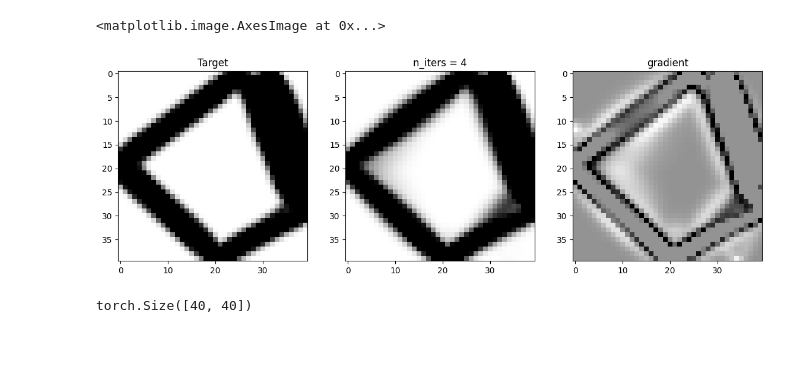
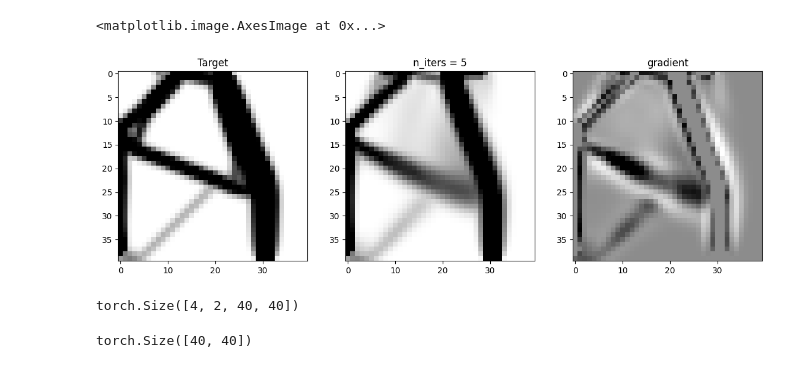
Before and after one commit to barracuda049/dl, a Jupyter notebook: model_fo_sw.ipynb, the cells around one changed output. Drawn from its saved outputs; the diff is of its cells as text; code cells hidden in the pictures.

```diff
--- a/model_fo_sw.ipynb
+++ b/model_fo_sw.ipynb
@@ -47,24 +47,24 @@ class ToTensor:
 
         return torch.from_numpy(image.astype(np.float32)), torch.from_numpy(target.astype(np.float32))
 # %%
-check = NPZLoader(path_folder,cur_iter = 4, transform = ToTensor())
+check = NPZLoader(path_folder,cur_iter = 5, transform = ToTensor())
 # %%
-num = 8
+num = 1430
 plt.figure(figsize = (14,11))
 plt.subplot(1,3,1)
 plt.title(f'Target')
 plt.imshow(check[num][1].numpy(), cmap= 'binary')
 
 plt.subplot(1,3,2)
 plt.title(f'n_iters = {check.cur_iter}')
 plt.imshow(check[num][0][0].numpy(), cmap= 'binary')
 
 plt.subplot(1,3,3)
 plt.title(f'gradient')
 plt.imshow(check[num][0][1].numpy(), cmap= 'binary')
 # %% [output]
 <matplotlib.image.AxesImage at 0x...>
-[figure, old version]
+[figure, new version]
 # %%
 class ConvNet(nn.Module):
 
@@ -84,3 +93,7 @@ class ConvNet(nn.Module):
+# %%
+exam.shape
+# %% [output]
+torch.Size([4, 2, 40, 40])
 # %%
 image_check = check[0][0]
 # %%
```
Also changed, not shown: parts of 7 cells of this notebook, 1 other file.
